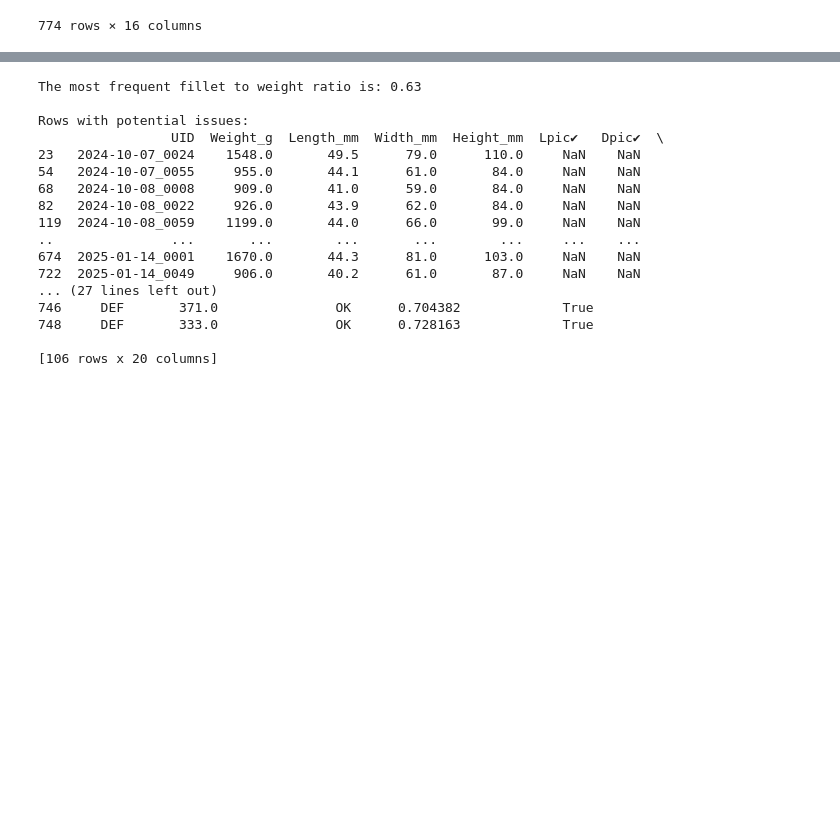
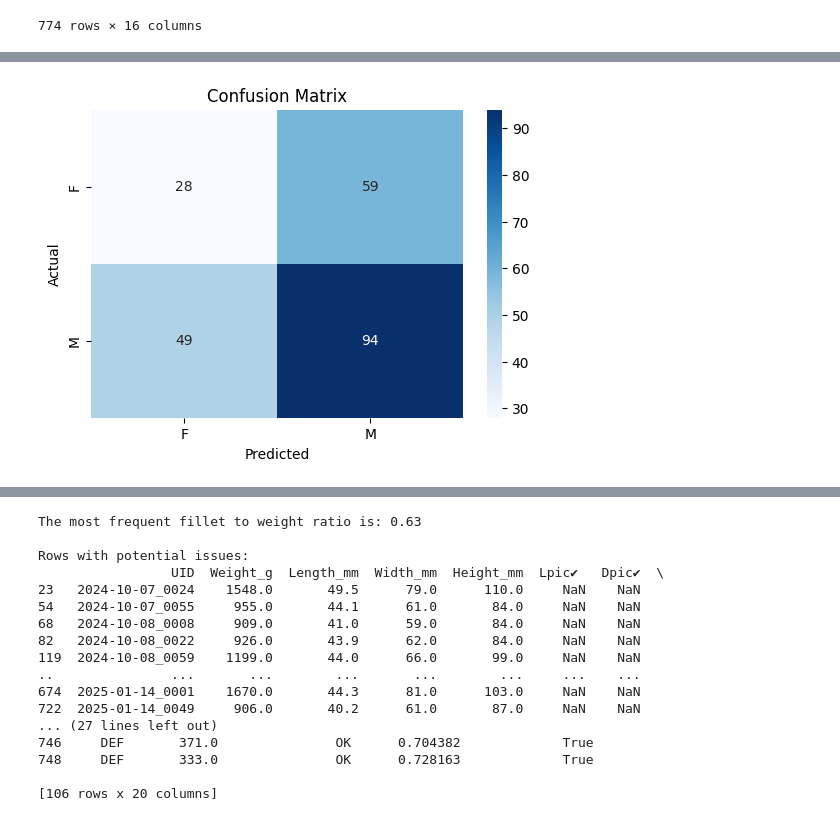
Before and after one commit to GGlivePh/PLF, a Jupyter notebook: selras.ipynb, the cells around one changed output, grey strips where cells are left out. Drawn from its saved outputs; the diff is of its cells as text; code cells hidden in the pictures; blank space fills up the shorter version.

```diff
--- a/selras.ipynb
+++ b/selras.ipynb
@@ -37,0 +115,67 @@ data1
+# %%
+!pip install scikit-learn
+import pandas as pd
+from sklearn.model_selection import train_test_split
+from sklearn.ensemble import RandomForestClassifier  # Import RandomForestClassifier
+from sklearn.metrics import accuracy_score, precision_score, recall_score, f1_score, confusion_matrix
+import matplotlib.pyplot as plt
+import seaborn as sns
+
+# Drop rows with NaN values in the relevant columns
+data1 = data1.dropna(subset=['sex (F/M)', 'Weight_g', 'Length_mm', 'Width_mm', 'Height_mm'])
+
+# Prepare the data
+X = data1[['Weight_g', 'Length_mm', 'Width_mm', 'Height_mm']]
+y = data1['sex (F/M)']
+
+# Check class distribution before split
+print("Class Distribution Before Split:")
+print(y.value_counts(normalize=True))
+
+# Split data using stratified sampling
+X_train, X_test, y_train, y_test = train_test_split(X, y, test_size=0.3, random_state=42, stratify=y)
+
+# Check class distribution after split
+print("\nClass Distribution in Training Set:")
+print(y_train.value_counts(normalize=True))
+print("\nClass Distribution in Test Set:")
+print(y_test.value_counts(normalize=True))
+
+# Create and train the Random Forest model
+model = RandomForestClassifier(random_state=42)  # Create the RandomForestClassifier
+
+model.fit(X_train, y_train)
+
+# Make predictions on the test set
+y_pred = model.predict(X_test)
+
+# Evaluate the model
+accuracy = accuracy_score(y_test, y_pred)
+precision = precision_score(y_test, y_pred, pos_label='M')
+recall = recall_score(y_test, y_pred, pos_label='M')
+f1 = f1_score(y_test, y_pred, pos_label='M')
+
+print("Classification Metrics (Test Set):")
+print(f"Accuracy: {accuracy:.4f}")
+print(f"Precision: {precision:.4f}")
+print(f"Recall: {recall:.4f}")
+print(f"F1-Score: {f1:.4f}")
+
+# Create and display the confusion matrix
+cm = confusion_matrix(y_test, y_pred)
+
+# Create a figure and axes
+fig, ax = plt.subplots(figsize=(6, 4))
+
+# Create heatmap using seaborn
+sns.heatmap(cm, annot=True, fmt="d", cmap="Blues", ax=ax,
+            xticklabels=['F', 'M'], yticklabels=['F', 'M'])  # Use explicit labels
+
+# Set axis labels and title
+ax.set_xlabel("Predicted")
+ax.set_ylabel("Actual")
+ax.set_title("Confusion Matrix")
+
+# Show the plot
+plt.show()
+# %% [output]
@@ -38,3 +199,4 @@ data1
+[figure, added]
 # %%
 # prompt: Using dataframe data1: plot weight versus fillet
 
```
Also changed, not shown: parts of 4 cells of this notebook.
